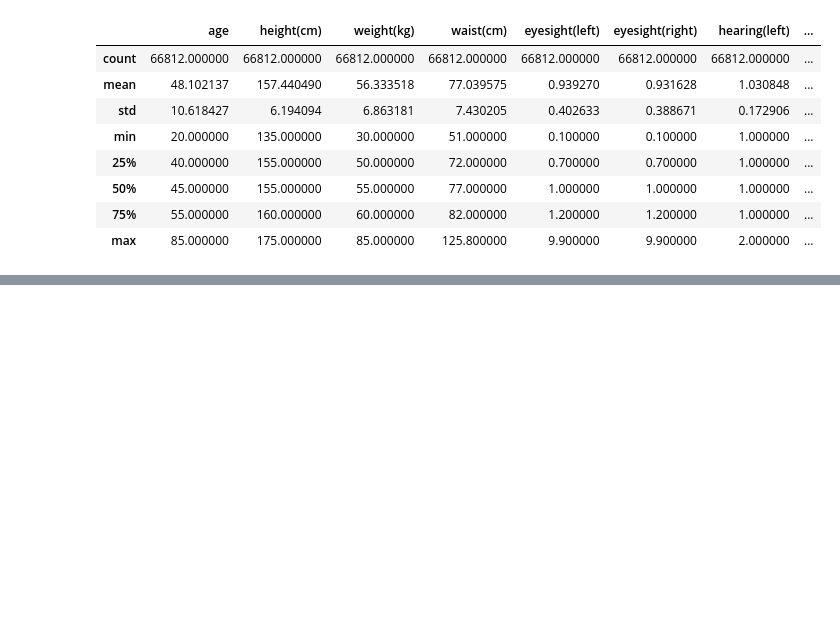
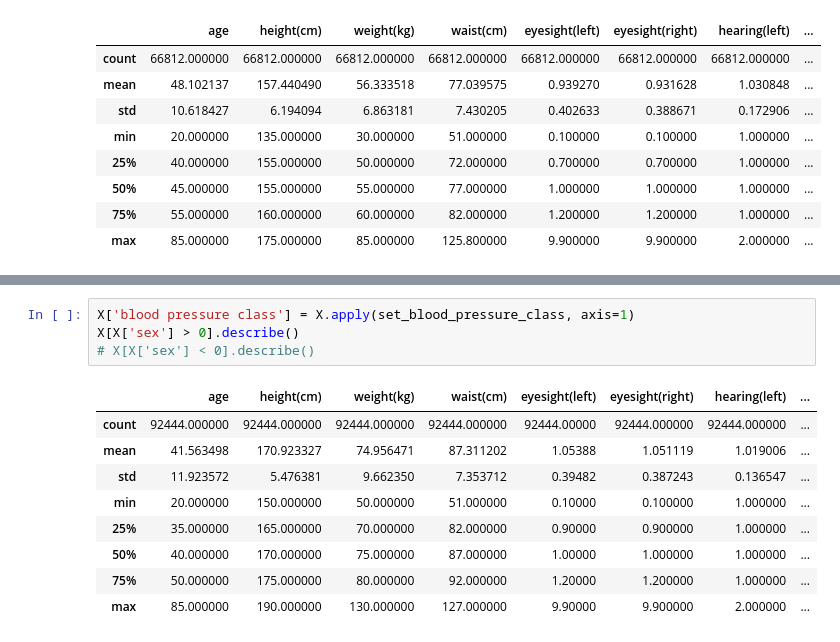
Before and after one commit to 250MHz/smoker-status, a Jupyter notebook: notebooks/0.02-250mhz-feature-extraction-exploration.ipynb, the cells around one changed output, grey strips where cells are left out. Drawn from its saved outputs; the diff is of its cells as text; blank space fills up the shorter version.

Commit message:
Add blood pressure / hypertension class feature

```diff
--- a/notebooks/0.02-250mhz-feature-extraction-exploration.ipynb
+++ b/notebooks/0.02-250mhz-feature-extraction-exploration.ipynb
@@ -258,3 +268,17 @@ X.describe()
 | 50% | 40.000000 | 165.000000 | 65.000000 | 83.000000 | 1.000000 | 1.000000 | 1.000000 | ... |
 | 75% | 55.000000 | 170.000000 | 75.000000 | 89.000000 | 1.200000 | 1.200000 | 1.000000 | ... |
 | max | 85.000000 | 190.000000 | 130.000000 | 127.000000 | 9.900000 | 9.900000 | 2.000000 | ... |
+# %%
+X['blood pressure class'] = X.apply(set_blood_pressure_class, axis=1)
+X[X['sex'] > 0].describe()
+# X[X['sex'] < 0].describe()
+# %% [output]
+|  | age | height(cm) | weight(kg) | waist(cm) | eyesight(left) | eyesight(right) | hearing(left) | ... |
+| count | 92444.000000 | 92444.000000 | 92444.000000 | 92444.000000 | 92444.00000 | 92444.000000 | 92444.000000 | ... |
+| mean | 41.563498 | 170.923327 | 74.956471 | 87.311202 | 1.05388 | 1.051119 | 1.019006 | ... |
+| std | 11.923572 | 5.476381 | 9.662350 | 7.353712 | 0.39482 | 0.387243 | 0.136547 | ... |
+| min | 20.000000 | 150.000000 | 50.000000 | 51.000000 | 0.10000 | 0.100000 | 1.000000 | ... |
+| 25% | 35.000000 | 165.000000 | 70.000000 | 82.000000 | 0.90000 | 0.900000 | 1.000000 | ... |
+| 50% | 40.000000 | 170.000000 | 75.000000 | 87.000000 | 1.00000 | 1.000000 | 1.000000 | ... |
+| 75% | 50.000000 | 175.000000 | 80.000000 | 92.000000 | 1.20000 | 1.200000 | 1.000000 | ... |
+| max | 85.000000 | 190.000000 | 130.000000 | 127.000000 | 9.90000 | 9.900000 | 2.000000 | ... |
```
Also changed, not shown: parts of 3 cells of this notebook, 1 other file.
